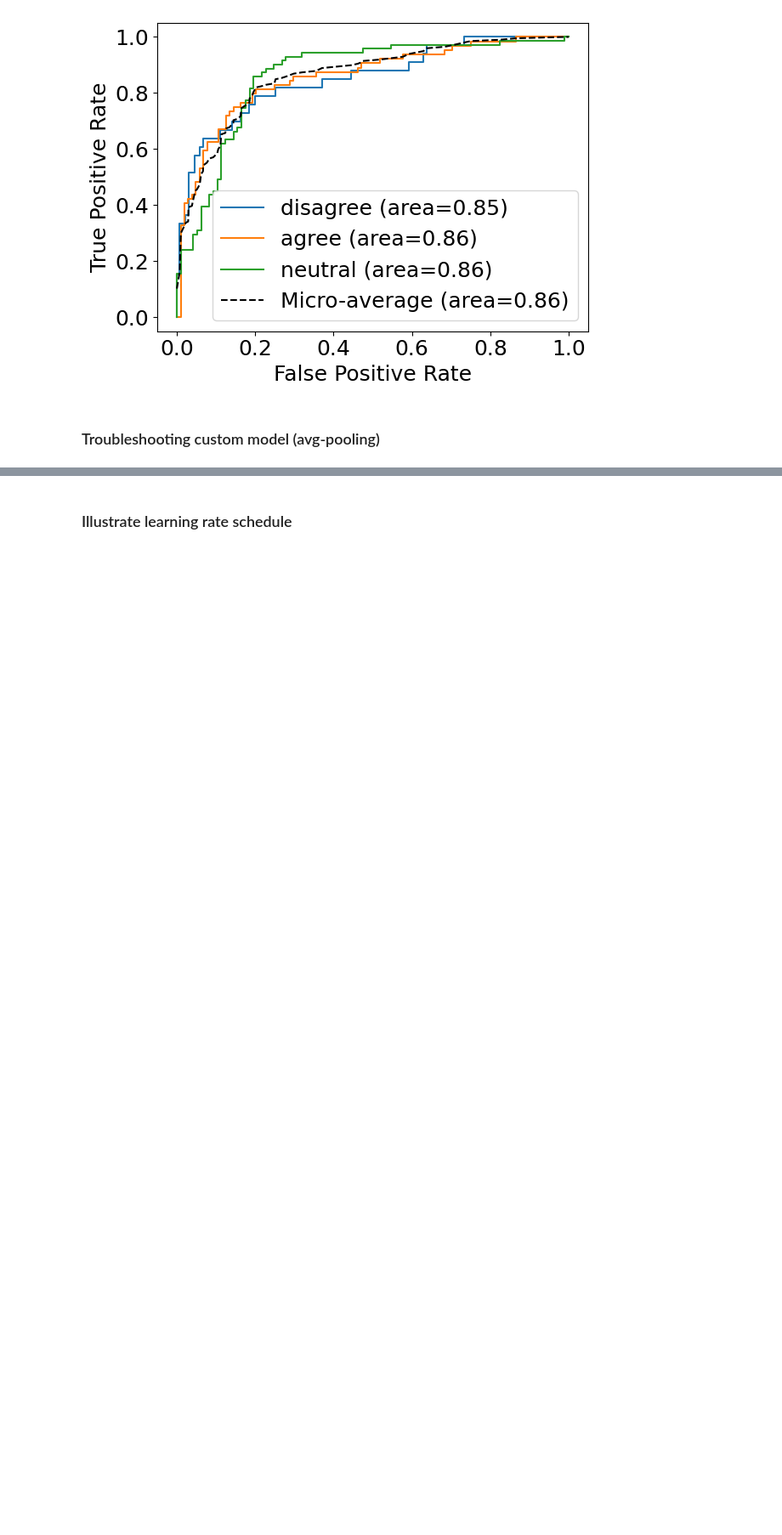
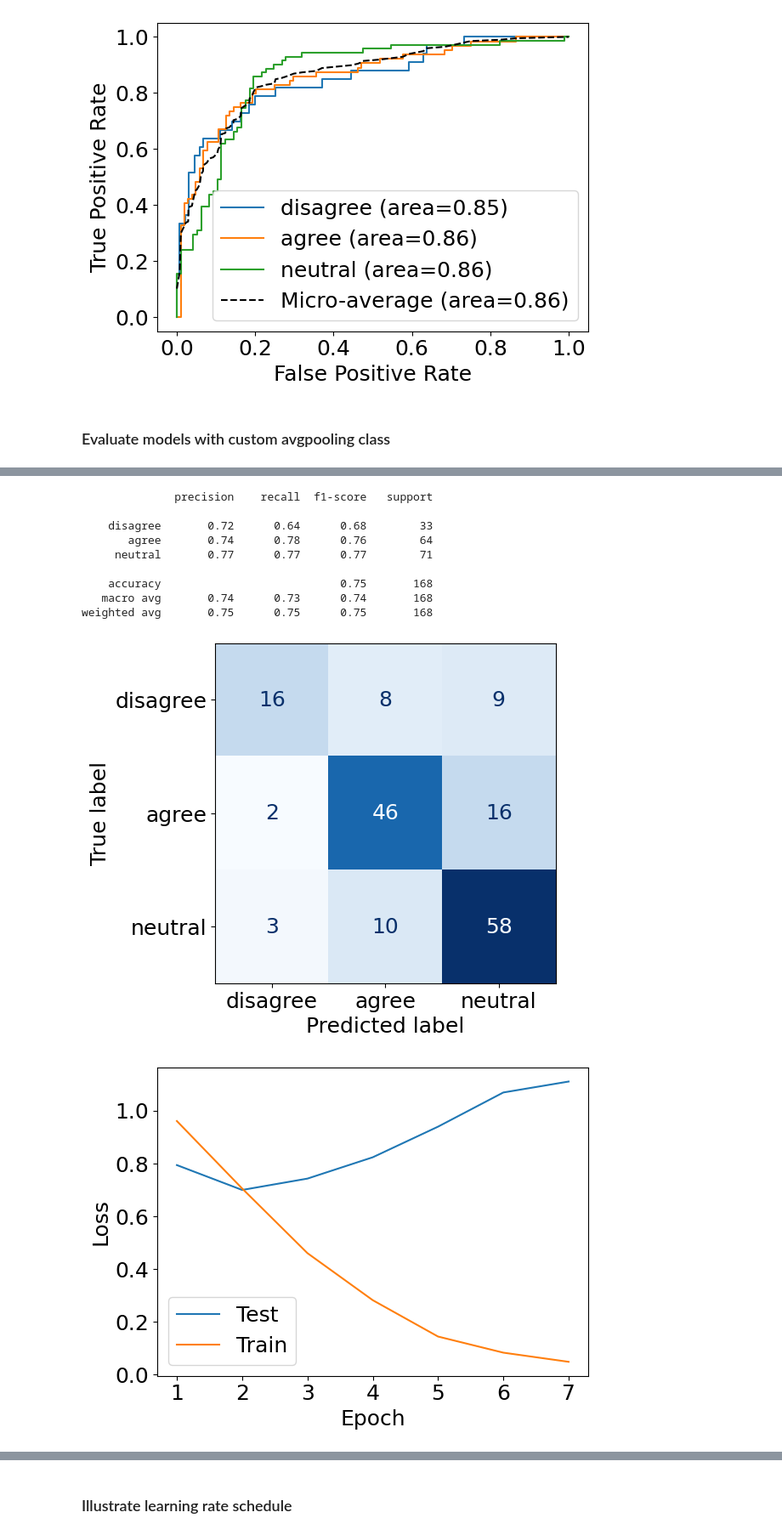
Before and after one commit to rldekkers/thesis-msc-data-science, a Jupyter notebook: 3_models.ipynb, the cells around one changed output, grey strips where cells are left out. Shown at 85% size. Saved outputs shown, nothing was run; the diff lists cells and outputs as text; code cells hidden in the pictures; blank space fills up the shorter version.

```diff
--- a/3_models.ipynb
+++ b/3_models.ipynb
@@ -32,10 +37,7 @@ from transformers.modeling_outputs import SequenceClassifierOutput
 device = torch.device("cpu")
 # %%
 # Set folders
-# dir_models =   Path(r'C:\Users\rldek\Mijn Drive (TiU)\Thesis\Code\thesis-msc-data-science\models')
-
-dir_models = Path(r'C:\Users\rldek\Downloads\downloaded models')
-
+dir_models =   Path(r'C:\Users\rldek\Mijn Drive (TiU)\Thesis\Code\thesis-msc-data-science\models')
 dir_data =     Path(r'C:\Users\rldek\Mijn Drive (TiU)\Thesis\Code\thesis-msc-data-science\data')
 dir_diagrams = Path(r'C:\Users\rldek\Mijn Drive (TiU)\Thesis\Code\thesis-msc-data-science\diagrams')
 # %% [markdown]
@@ -1049,12 +1013,57 @@ weighted avg       0.74      0.71      0.70       168
 [figure]
 [figure]
 [figure]
-# %% [markdown]
-### Troubleshooting custom model (avg-pooling)
-# %%
-model_name = 'bert_aug_4'
-folder_path = best_ckpt_path
-subset = 'test'
-
-model = AutoModelForSequenceClassification.from_pretrained(folder_path, num_labels=3)
-tokenizer = AutoTokenizer.from_pretrained(folder_path)
+# %% [markdown]
+### Evaluate models with custom avgpooling class
+# %%
+# for model_name in ['bert_aug_1', 'bert_aug_2', 'bert_aug_3', 'bert_aug_full', 'bert_base_avgpool']:
+for model_name in ['bert_aug_full', 'bert_base_avgpool']:
+    subset = 'test'
+
+    log = get_model_log(model_name)
+    best_ckpt_path = get_model_best_ckpt_path(model_name)
+
+    model = CustomBertForSequenceClassification.from_pretrained(best_ckpt_path)
+    tokenizer = AutoTokenizer.from_pretrained(best_ckpt_path)
+
+    y_true = get_y_true(model_name)
+    # y_pred = get_y_pred(model_name, best_ckpt_path)
+
+    y_true_one_hot = get_y_true_one_hot(model_name)
+    # y_pred_probs = get_y_pred_prob(model_name, best_ckpt_path)
+
+
+    from torch.nn.functional import cross_entropy, softmax
+
+    def forward_pass_with_label(batch):
+        inputs = {k:v for k,v in batch.items() if k in tokenizer.model_input_names + ['main_sent_mask']}
+        with torch.no_grad():
+            output = model(**inputs)
+            pred_prob = softmax(output.logits, dim=-1)
+            pred_label = torch.argmax(output.logits, axis=-1)
+            loss = cross_entropy(output.logits, batch['label'], reduction='none')
+
+        return {'loss': loss.numpy(),
+                'logits': output.logits.numpy(),
+                'predicted_label': pred_label.numpy(),
+                'pred_prob': pred_prob}
+
+    result = experiments[model_name]['dataset_enc'][subset].map(forward_pass_with_label, batched=True, batch_size=8)
+
+    y_pred = result['predicted_label']
+    y_pred_probs = result['pred_prob']
+
+
+    labels = list(label2id.keys())
+
+    folderpath = dir_diagrams / 'evaluation'
+
+    make_conf_matrix(y_true, y_pred, labels,
+                            save=True, folderpath = folderpath, filename=f'conf_matrix_{model_name}')
+    make_classification_report(y_true, y_pred, labels,
+                            save=True, folderpath = folderpath, filename=f'class_report_{model_name}')
+    make_loss_per_epoch(log,
+                            save=True, folderpath = folderpath, filename = f'loss_{model_name}')
+    make_roc_curve(y_true_one_hot, y_pred_probs, labels,
+                            save=True, folderpath = folderpath, filename = f'roc_{model_name}')
+# %% [output]
@@ -1060,0 +1079,11 @@ tokenizer = AutoTokenizer.from_pretrained(folder_path)
+              precision    recall  f1-score   support
+
+    disagree       0.72      0.64      0.68        33
+       agree       0.74      0.78      0.76        64
+     neutral       0.77      0.77      0.77        71
+
+    accuracy                           0.75       168
+   macro avg       0.74      0.73      0.74       168
+weighted avg       0.75      0.75      0.75       168
+[figure, added]
+[figure, added]
```
Also changed, not shown: parts of 49 cells of this notebook, 1 other file.
